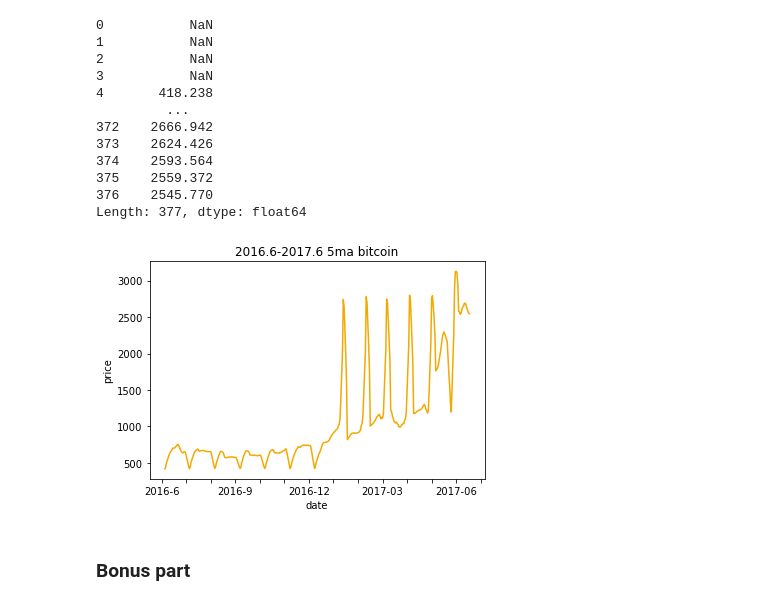
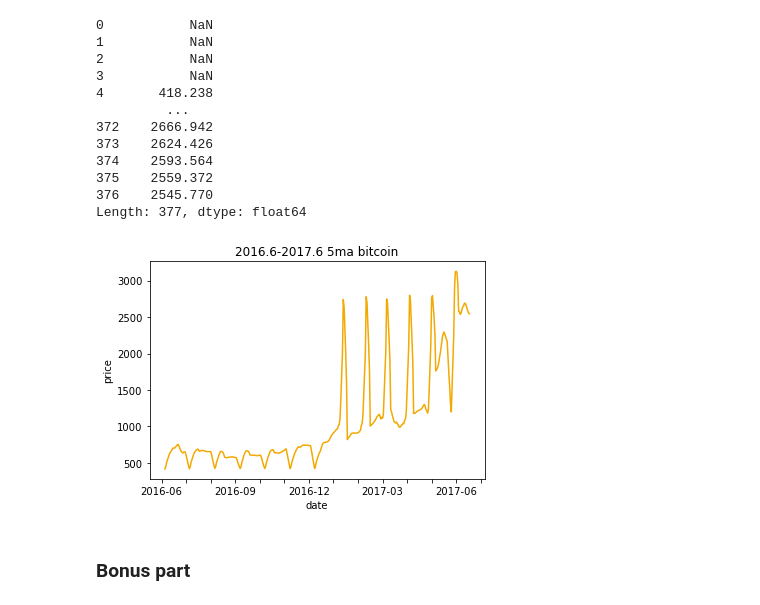
Before and after one commit to remonpie1814/SWA_Assignment, a Jupyter notebook: week1_mission.ipynb, the cells around one changed output. Drawn from its saved outputs; the diff is of its cells as text; code cells hidden in the pictures.

```diff
--- a/week1_mission.ipynb
+++ b/week1_mission.ipynb
@@ -55,5 +55,5 @@ nec[nec["show_id"]==nec["show_id"].max()]
 ### Mandatory part
 5-MA비트코인 가격 그래프를 그리기
 # %%
-coin=pd.read_csv("BitCoin.csv")
+coin=pd.read_csv("C:/cnu/BitCoin.csv")
 # %%
@@ -141,15 +134,15 @@ coin5ma2
 376    2545.770
 Length: 377, dtype: float64
 # %%
-plt.plot(coin5ma2,color="#f2a900")
-plt.title("2016.6-2017.6 5ma bitcoin")
-plt.xlabel("date")
-plt.ylabel("price")
-xl=["2016-6","","","2016-9","","","2016-12","","","2017-03","","","2017-06",""]
-plt.xticks(np.arange(0,400,30),labels=xl)
+plt.plot(coin5ma2,color="#f2a900") # 노란색 선
+plt.title("2016.6-2017.6 5ma bitcoin") # 타이틀
+plt.xlabel("date") # x축
+plt.ylabel("price") # y축
+xl=["2016-06","","","2016-09","","","2016-12","","","2017-03","","","2017-06",""] # x축 눈금에 붙일 라벨.
+plt.xticks(np.arange(0,400,30),labels=xl) # x축에 새길 눈금은 30일 단위
 plt.show()
 # %% [output]
-[figure, old version]
+[figure, new version]
 # %% [markdown]
 ### Bonus part
 # %%
```
Also changed, not shown: parts of 10 cells of this notebook.
